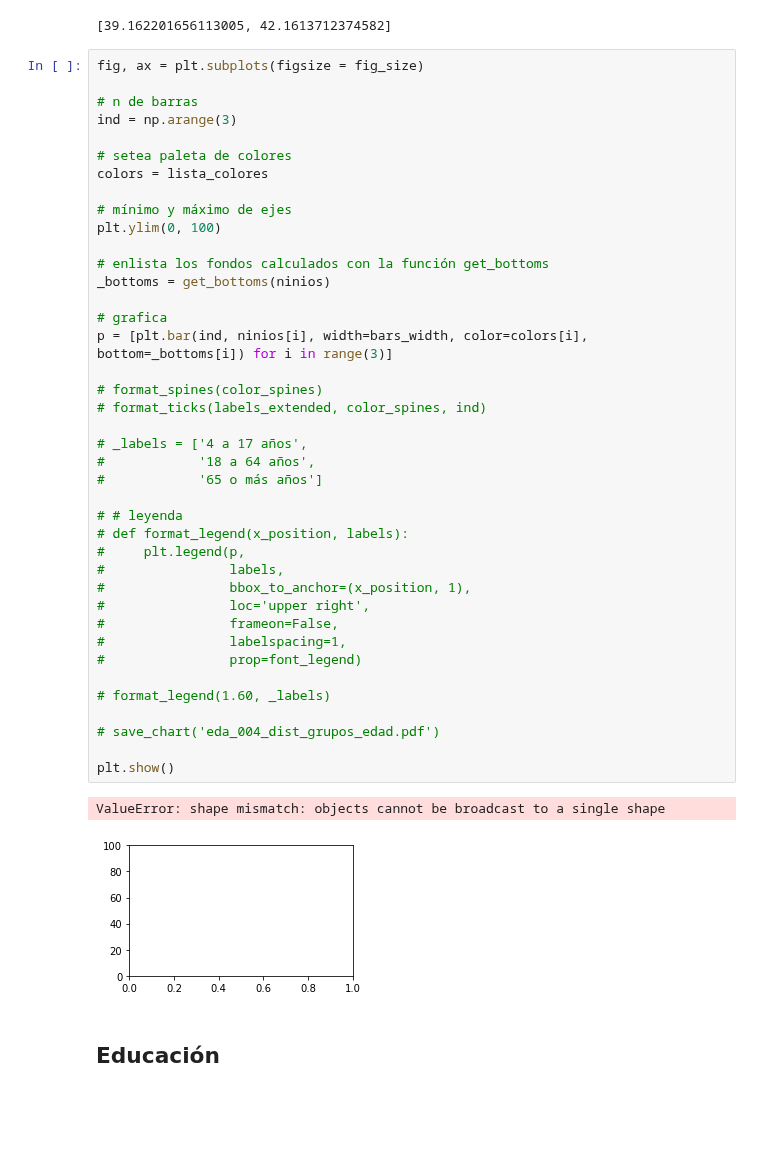
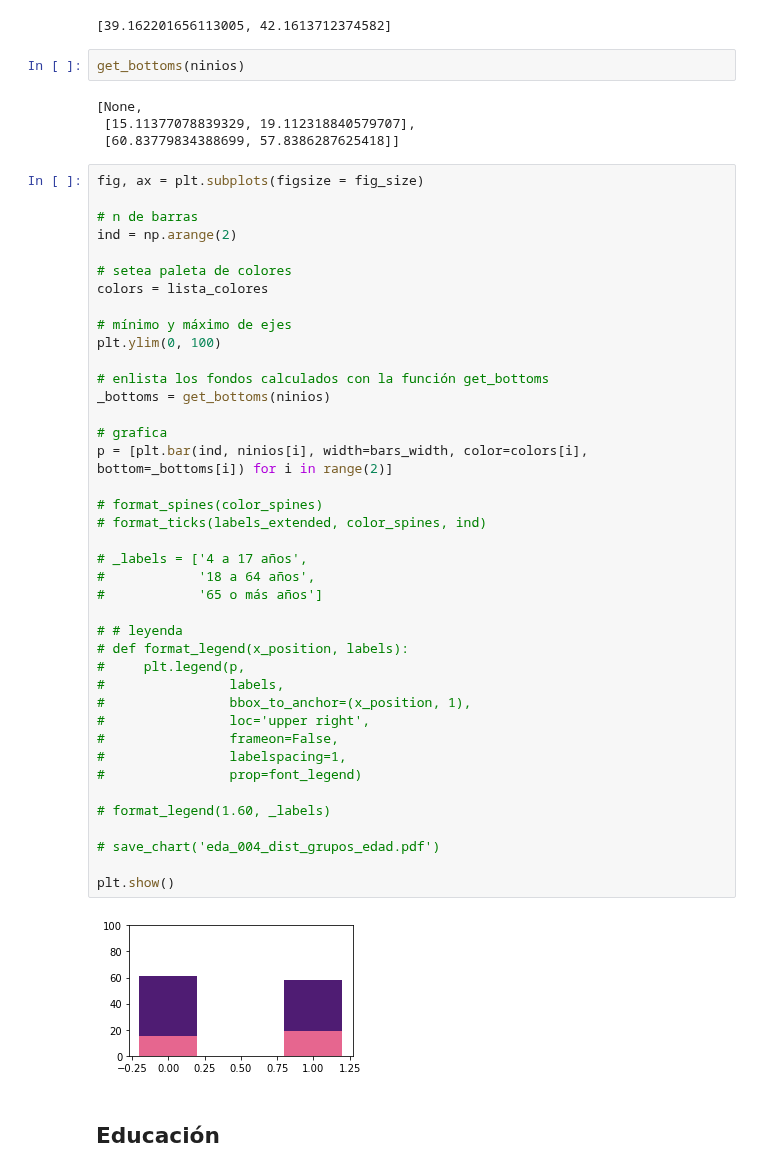
Before and after one commit to guillermodangelo/tesis, a Jupyter notebook: 02-eda_graficas.ipynb, the cells around one changed output. Cells and saved outputs as stored; diff of their text form; blank space fills up the shorter version.

```diff
--- a/02-eda_graficas.ipynb
+++ b/02-eda_graficas.ipynb
@@ -624,11 +624,17 @@ ninios
 ninios[2]
 # %% [output]
 [39.162201656113005, 42.1613712374582]
+# %%
+get_bottoms(ninios)
+# %% [output]
+[None,
+ [15.11377078839329, 19.112318840579707],
+ [60.83779834388699, 57.8386287625418]]
 # %%
 fig, ax = plt.subplots(figsize = fig_size)
 
 # n de barras
-ind = np.arange(3)
+ind = np.arange(2)
 
 # setea paleta de colores
 colors = lista_colores
@@ -637,36 +643,35 @@ colors = lista_colores
 plt.ylim(0, 100)
 
 # enlista los fondos calculados con la función get_bottoms
 _bottoms = get_bottoms(ninios)
 
 # grafica
-p = [plt.bar(ind, ninios[i], width=bars_width, color=colors[i], bottom=_bottoms[i]) for i in range(3)]
+p = [plt.bar(ind, ninios[i], width=bars_width, color=colors[i], bottom=_bottoms[i]) for i in range(2)]
 
 # format_spines(color_spines)
 # format_ticks(labels_extended, color_spines, ind)
 
 # _labels = ['4 a 17 años',
 #            '18 a 64 años',
 #            '65 o más años']
 
 # # leyenda
 # def format_legend(x_position, labels):
 #     plt.legend(p,
 #                labels,
 #                bbox_to_anchor=(x_position, 1),
 #                loc='upper right',
 #                frameon=False,
 #                labelspacing=1,
 #                prop=font_legend)
 
 # format_legend(1.60, _labels)
 
 # save_chart('eda_004_dist_grupos_edad.pdf')
 
 plt.show()
 # %% [output]
-ValueError: shape mismatch: objects cannot be broadcast to a single shape
-[figure, old version]
+[figure, new version]
 # %% [markdown]
 ## **Educación**
 # %%
```
Also changed, not shown: parts of 2 cells of this notebook, 9 other files.
